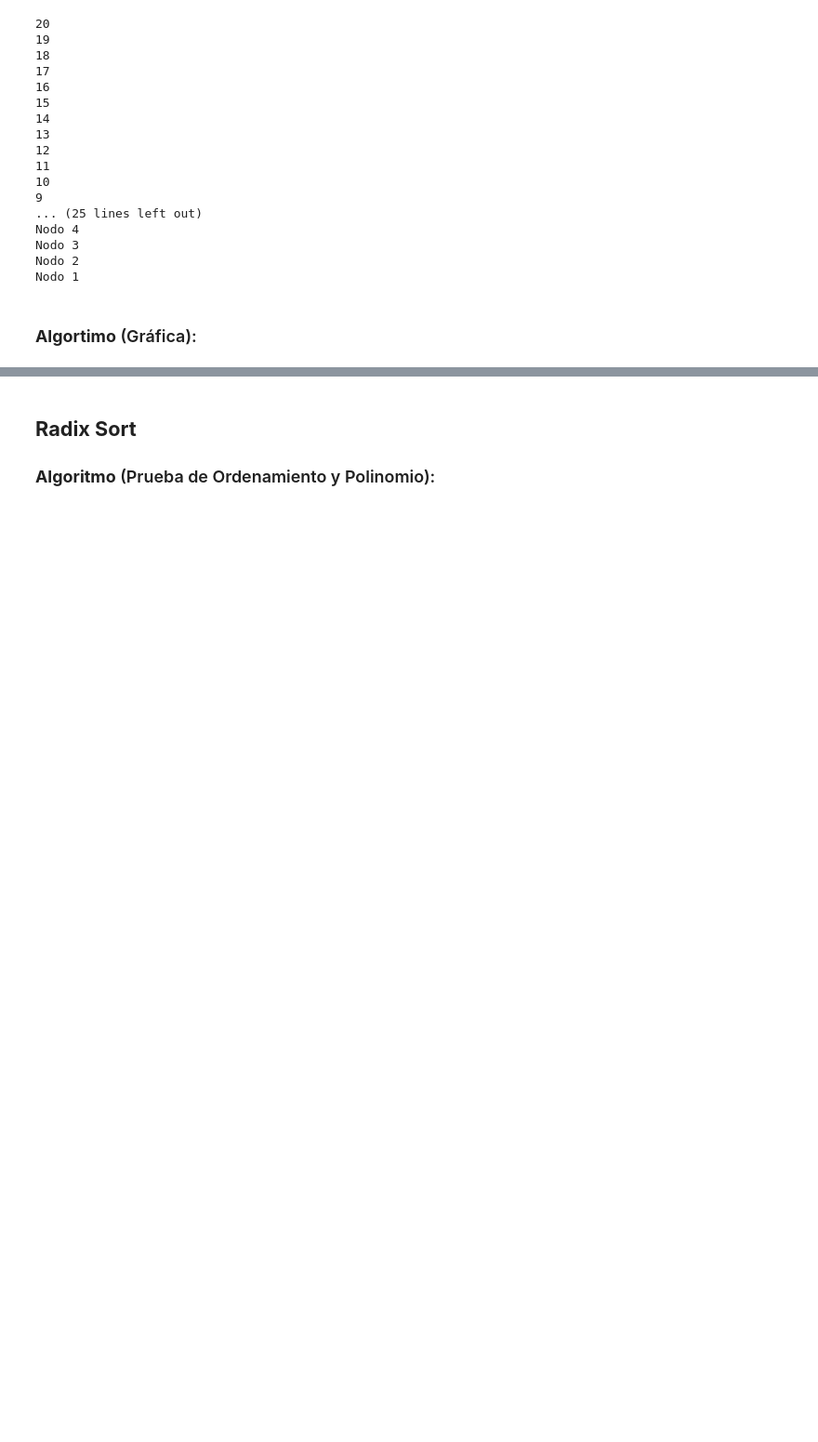
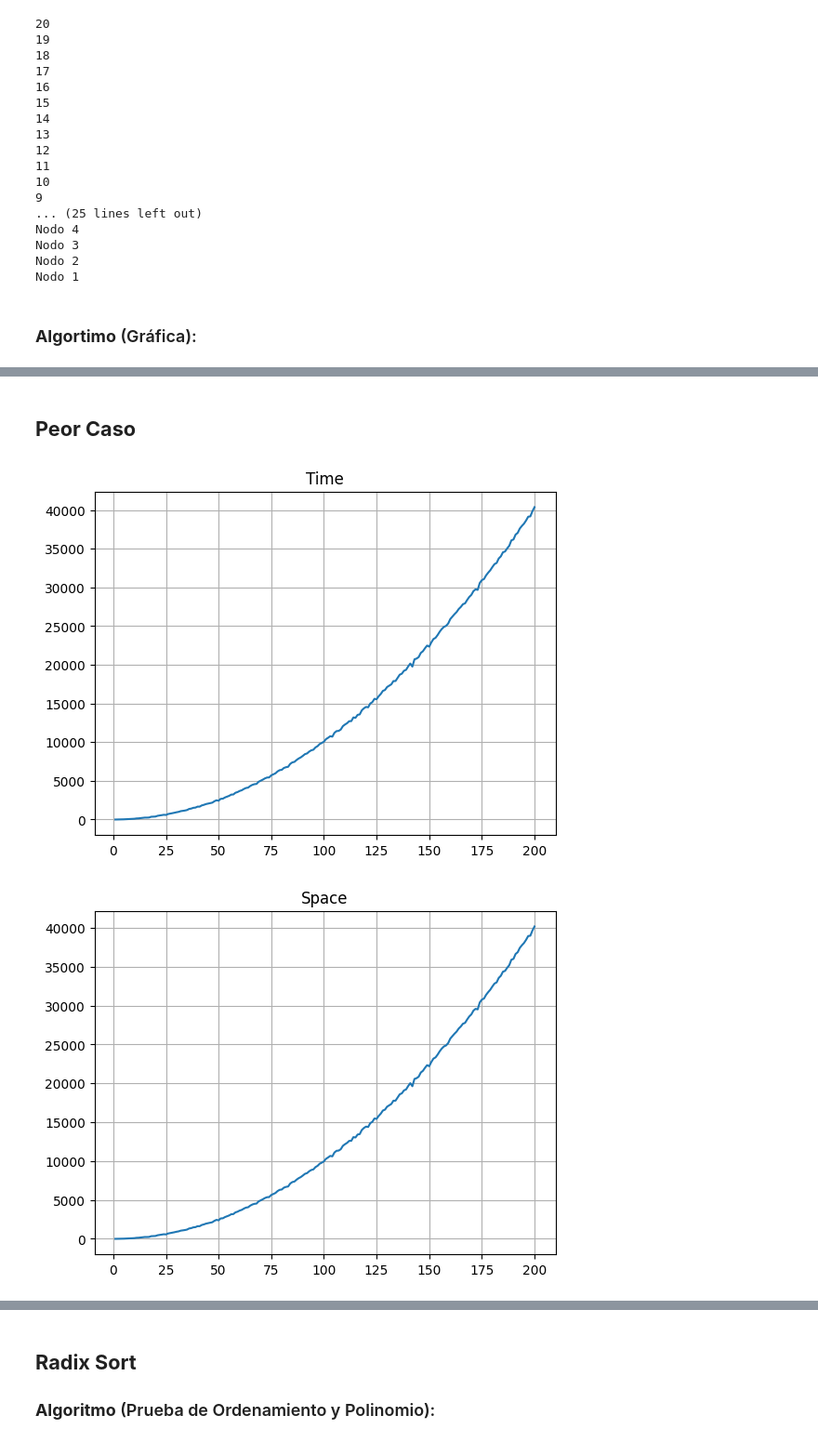
Before and after one commit to amglezb/EDA-II, a Jupyter notebook: GONZALEZ_BARRAGAN-PRACTICA_3/practica3.ipynb, the cells around one changed output, grey strips where cells are left out. Shown at 93% size. Saved outputs shown, nothing was run; the diff lists cells and outputs as text; code cells hidden in the pictures; blank space fills up the shorter version.

```diff
--- a/GONZALEZ_BARRAGAN-PRACTICA_3/practica3.ipynb
+++ b/GONZALEZ_BARRAGAN-PRACTICA_3/practica3.ipynb
@@ -195,0 +196,52 @@ plt.show()
+# %% [markdown]
+## **Peor Caso**
+# %%
+MAX = 200
+
+x = []
+y_time = []
+y_space = []
+y_n = []
+y_k = []
+y_nk = []
+
+for i in range(1, MAX + 1):
+    n_actual = i
+    k_actual = n_actual ** 2
+
+    arr_prueba = []
+    aux_prueba = []
+
+    create_node_arr(arr_prueba, n_actual, 2, 0, k_actual)
+
+    for node in arr_prueba:
+        aux_prueba.append(node.value)
+
+    ordened_arr, time, space, n, k, nk = counting_sort_g(arr_prueba, aux_prueba)
+
+    y_time.append(time)
+    y_space.append(space)
+    y_n.append(n)
+    y_k.append(k)
+    y_nk.append(nk)
+    x.append(len(ordened_arr))
+
+y_s = [y_time, y_space, y_n, y_k, y_nk]
+titles = ['Time', 'Space', 'n', 'k', 'n + k']
+
+for i in range(len(y_s)):
+    plt.title(titles[i])
+    plt.plot(x, y_s[i])
+    plt.grid(True)
+    plt.show()
+
+plt.title('n, k, n + k (Caso Cuadrático)')
+plt.plot(x, y_n, label="n")
+plt.plot(x, y_k, label="k")
+plt.plot(x, y_nk, linestyle='--', label="n + k")
+plt.grid(True)
+plt.legend()
+plt.show()
+# %% [output]
+[figure, added]
+[figure, added]
```
Also changed, not shown: parts of 9 cells of this notebook.
